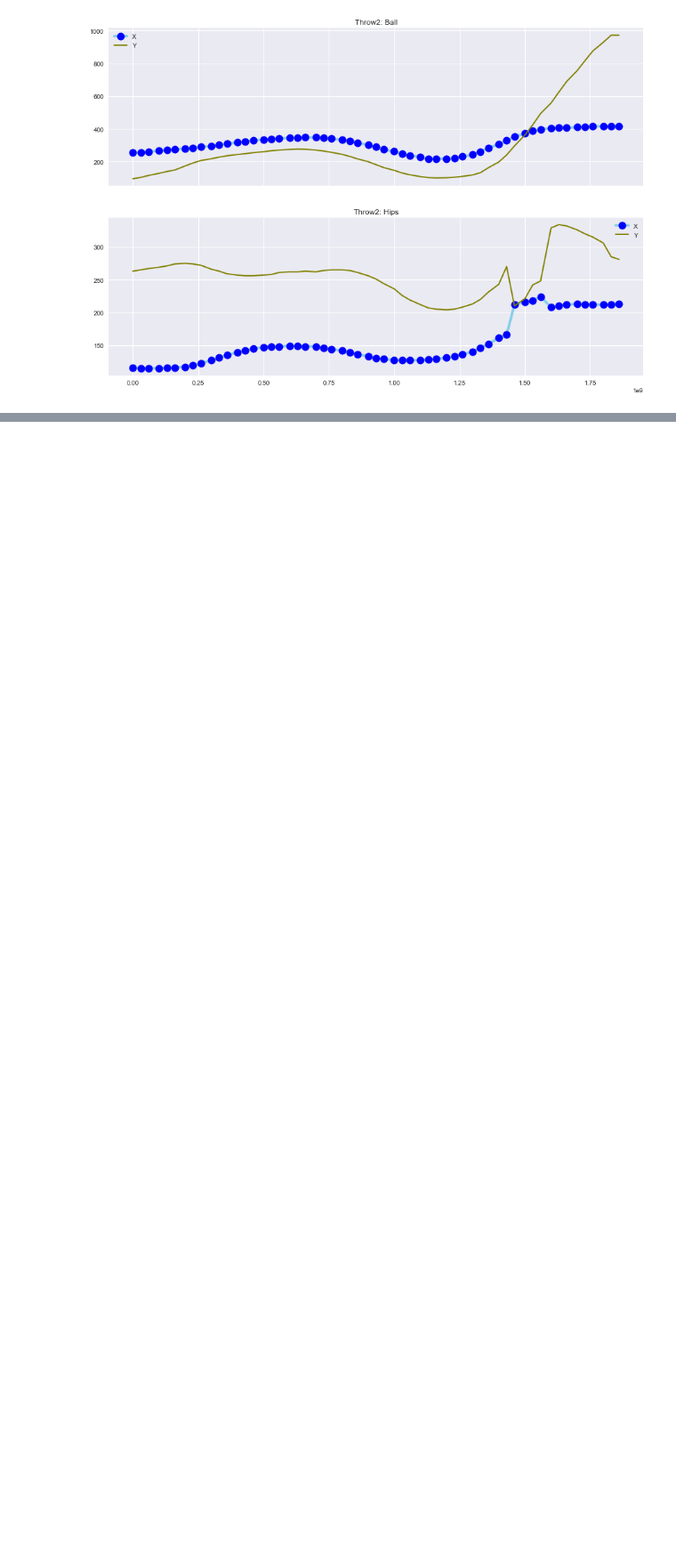
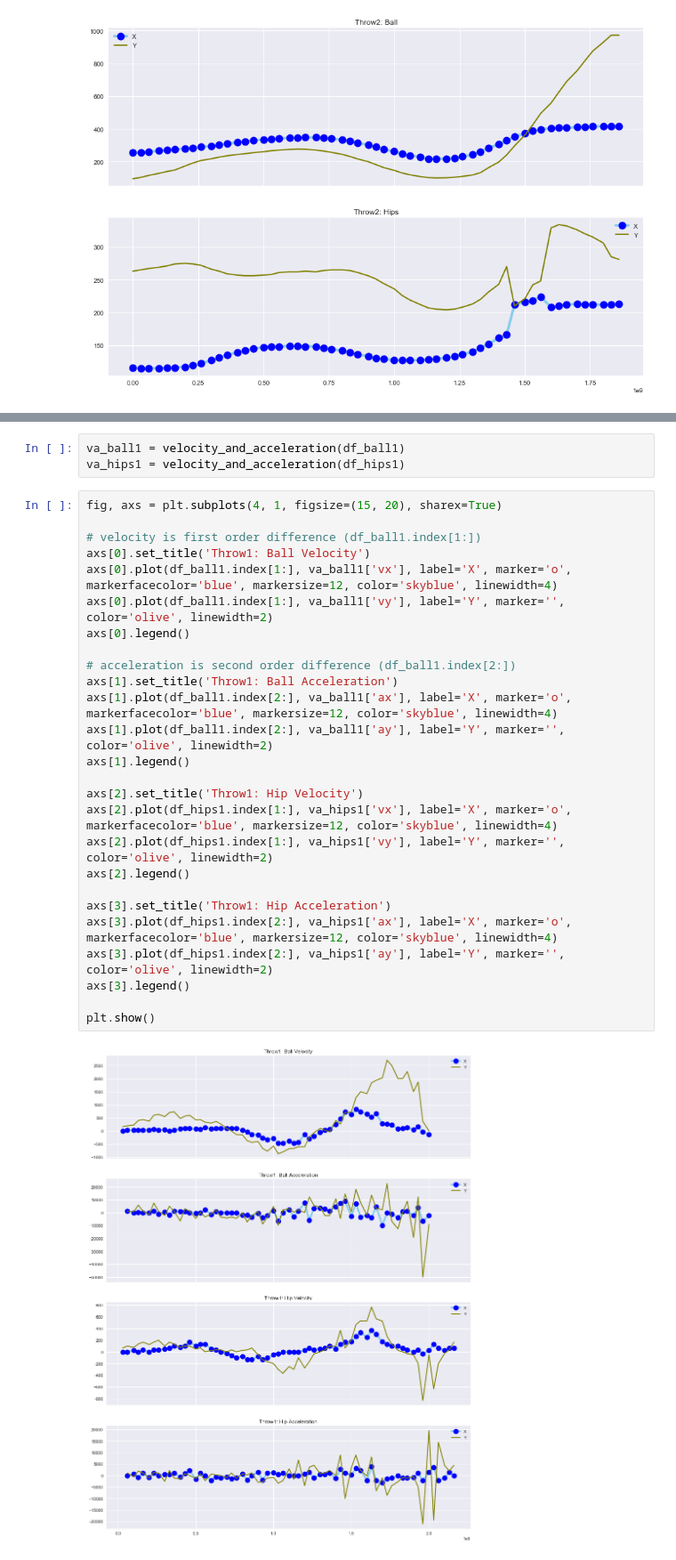
Before and after one commit to lisaong/hss, a Jupyter notebook: 02_explore_data.ipynb, the cells around one changed output, grey strips where cells are left out. Shown: that part at 89% size. Drawn from its saved outputs; the diff is of its cells as text; blank space fills up the shorter version.

Commit message:
acceleration and velocity computation

```diff
--- a/02_explore_data.ipynb
+++ b/02_explore_data.ipynb
@@ -143,0 +178,31 @@ https://dsp.stackexchange.com/questions/9498/have-position-want-to-calculate-vel
+# %%
+va_ball1 = velocity_and_acceleration(df_ball1)
+va_hips1 = velocity_and_acceleration(df_hips1)
+# %%
+fig, axs = plt.subplots(4, 1, figsize=(15, 20), sharex=True)
+
+# velocity is first order difference (df_ball1.index[1:])
+axs[0].set_title('Throw1: Ball Velocity')
+axs[0].plot(df_ball1.index[1:], va_ball1['vx'], label='X', marker='o', markerfacecolor='blue', markersize=12, color='skyblue', linewidth=4)
+axs[0].plot(df_ball1.index[1:], va_ball1['vy'], label='Y', marker='', color='olive', linewidth=2)
+axs[0].legend()
+
+# acceleration is second order difference (df_ball1.index[2:])
+axs[1].set_title('Throw1: Ball Acceleration')
+axs[1].plot(df_ball1.index[2:], va_ball1['ax'], label='X', marker='o', markerfacecolor='blue', markersize=12, color='skyblue', linewidth=4)
+axs[1].plot(df_ball1.index[2:], va_ball1['ay'], label='Y', marker='', color='olive', linewidth=2)
+axs[1].legend()
+
+axs[2].set_title('Throw1: Hip Velocity')
+axs[2].plot(df_hips1.index[1:], va_hips1['vx'], label='X', marker='o', markerfacecolor='blue', markersize=12, color='skyblue', linewidth=4)
+axs[2].plot(df_hips1.index[1:], va_hips1['vy'], label='Y', marker='', color='olive', linewidth=2)
+axs[2].legend()
+
+axs[3].set_title('Throw1: Hip Acceleration')
+axs[3].plot(df_hips1.index[2:], va_hips1['ax'], label='X', marker='o', markerfacecolor='blue', markersize=12, color='skyblue', linewidth=4)
+axs[3].plot(df_hips1.index[2:], va_hips1['ay'], label='Y', marker='', color='olive', linewidth=2)
+axs[3].legend()
+
+plt.show()
+# %% [output]
+[figure, added]
```
Also changed, not shown: parts of 2 cells of this notebook.
